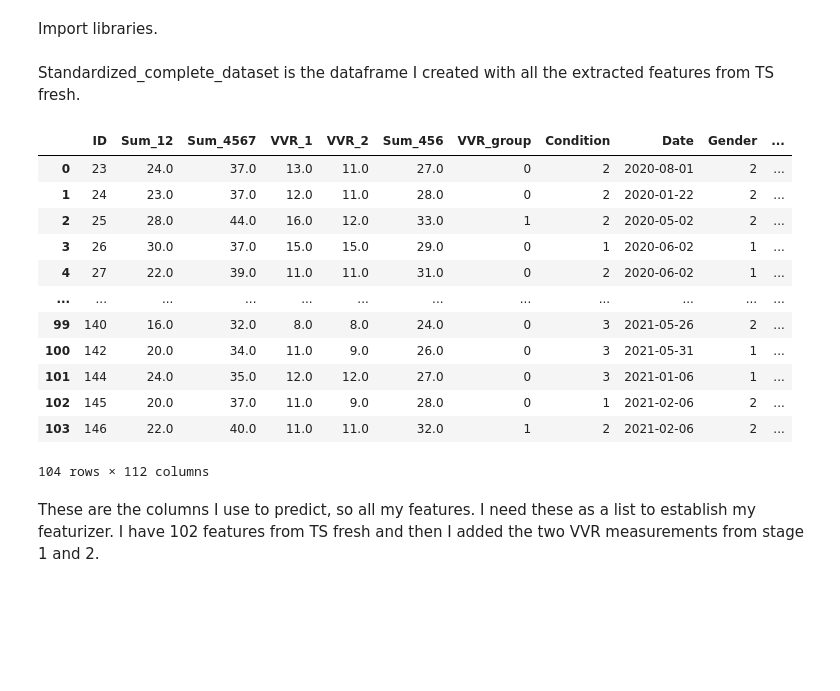
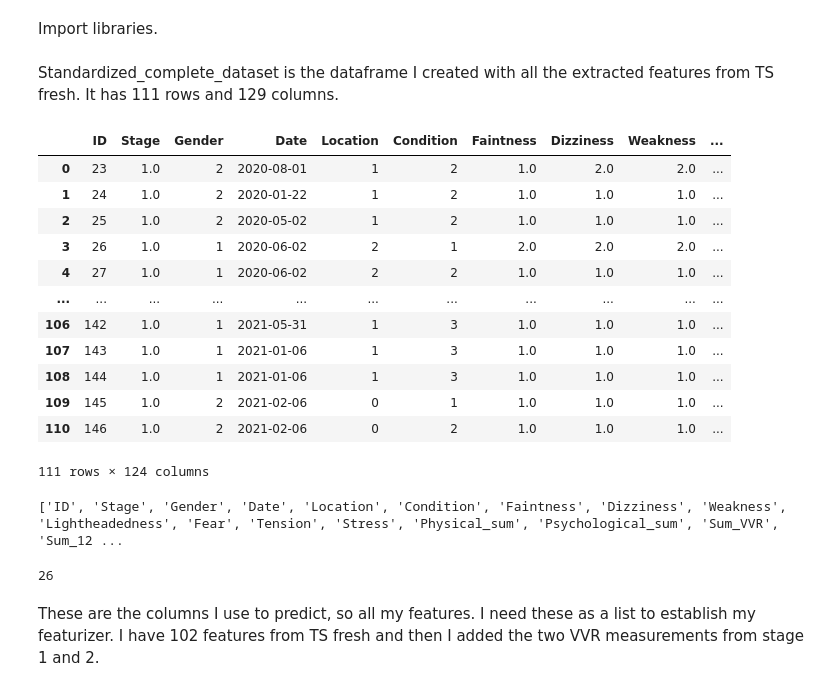
Before and after one commit to DionneSpaltman/predicting_VVR, a Jupyter notebook: models/preparing_data.ipynb, the cells around one changed output. Cells and saved outputs as stored; diff of their text form; code cells hidden in the pictures; blank space fills up the shorter version.

```diff
--- a/models/preparing_data.ipynb
+++ b/models/preparing_data.ipynb
@@ -24,21 +24,24 @@ from sklearn.metrics import confusion_matrix
 from collections import Counter
 # %% [markdown]
 Standardized_complete_dataset is the dataframe I created with all the extracted features from TS fresh.
+It has 111 rows and 129 columns.
 # %%
-complete_dataset = pd.read_csv('/Users/dionnespaltman/Desktop/V4/standardized_complete_dataset.csv', sep=',')
-complete_dataset.drop('Unnamed: 0', axis=1, inplace=True)
-display(complete_dataset)
+merged_df = pd.read_csv('/Users/dionnespaltman/Desktop/V6/merged_df_04-06-2024.csv', sep=',')
+merged_df.drop('Unnamed: 0.1', axis=1, inplace=True)
+merged_df.drop('Unnamed: 0', axis=1, inplace=True)
+
+display(merged_df)
 # %% [output]
-|  | ID | Sum_12 | Sum_4567 | VVR_1 | VVR_2 | Sum_456 | VVR_group | Condition | Date | Gender | ... |
-| 0 | 23 | 24.0 | 37.0 | 13.0 | 11.0 | 27.0 | 0 | 2 | 2020-08-01 | 2 | ... |
-| 1 | 24 | 23.0 | 37.0 | 12.0 | 11.0 | 28.0 | 0 | 2 | 2020-01-22 | 2 | ... |
-| 2 | 25 | 28.0 | 44.0 | 16.0 | 12.0 | 33.0 | 1 | 2 | 2020-05-02 | 2 | ... |
-| 3 | 26 | 30.0 | 37.0 | 15.0 | 15.0 | 29.0 | 0 | 1 | 2020-06-02 | 1 | ... |
-| 4 | 27 | 22.0 | 39.0 | 11.0 | 11.0 | 31.0 | 0 | 2 | 2020-06-02 | 1 | ... |
-| ... | ... | ... | ... | ... | ... | ... | ... | ... | ... | ... | ... |
-| 99 | 140 | 16.0 | 32.0 | 8.0 | 8.0 | 24.0 | 0 | 3 | 2021-05-26 | 2 | ... |
-| 100 | 142 | 20.0 | 34.0 | 11.0 | 9.0 | 26.0 | 0 | 3 | 2021-05-31 | 1 | ... |
-| 101 | 144 | 24.0 | 35.0 | 12.0 | 12.0 | 27.0 | 0 | 3 | 2021-01-06 | 1 | ... |
-| 102 | 145 | 20.0 | 37.0 | 11.0 | 9.0 | 28.0 | 0 | 1 | 2021-02-06 | 2 | ... |
-| 103 | 146 | 22.0 | 40.0 | 11.0 | 11.0 | 32.0 | 1 | 2 | 2021-02-06 | 2 | ... |
+|  | ID | Stage | Gender | Date | Location | Condition | Faintness | Dizziness | Weakness | ... |
+| 0 | 23 | 1.0 | 2 | 2020-08-01 | 1 | 2 | 1.0 | 2.0 | 2.0 | ... |
+| 1 | 24 | 1.0 | 2 | 2020-01-22 | 1 | 2 | 1.0 | 1.0 | 1.0 | ... |
+| 2 | 25 | 1.0 | 2 | 2020-05-02 | 1 | 2 | 1.0 | 1.0 | 1.0 | ... |
+| 3 | 26 | 1.0 | 1 | 2020-06-02 | 2 | 1 | 2.0 | 2.0 | 2.0 | ... |
+| 4 | 27 | 1.0 | 1 | 2020-06-02 | 2 | 2 | 1.0 | 1.0 | 1.0 | ... |
+| ... | ... | ... | ... | ... | ... | ... | ... | ... | ... | ... |
+| 106 | 142 | 1.0 | 1 | 2021-05-31 | 1 | 3 | 1.0 | 1.0 | 1.0 | ... |
+| 107 | 143 | 1.0 | 1 | 2021-01-06 | 1 | 3 | 1.0 | 1.0 | 1.0 | ... |
+| 108 | 144 | 1.0 | 1 | 2021-01-06 | 1 | 3 | 1.0 | 1.0 | 1.0 | ... |
+| 109 | 145 | 1.0 | 2 | 2021-02-06 | 0 | 1 | 1.0 | 1.0 | 1.0 | ... |
+| 110 | 146 | 1.0 | 2 | 2021-02-06 | 0 | 2 | 1.0 | 1.0 | 1.0 | ... |
-104 rows × 112 columns
+111 rows × 124 columns
@@ -47,3 +48,16 @@ columns_to_drop = ['ID', 'Sum_12', 'Sum_4567', 'Sum_456', 'VVR_group', 'Conditio
+# %%
+print(list(merged_df.columns))
+# %% [output]
+['ID', 'Stage', 'Gender', 'Date', 'Location', 'Condition', 'Faintness', 'Dizziness', 'Weakness', 'Lightheadedness', 'Fear', 'Tension', 'Stress', 'Physical_sum', 'Psychological_sum', 'Sum_VVR', 'Sum_12 ...
+# %%
+# columns_to_drop = ['ID', 'Sum_12', 'Sum_4567', 'Sum_456', 'VVR_group', 'Condition', 'Gender', 'Date', 'Stage', 'Location',]
+columns_to_drop = ['ID', 'Stage', 'Gender', 'Age', 'Date', 'Location', 'Condition', 'Weight', 'Length', 'Faintness',
+                    'Dizziness', 'Weakness', 'Lightheadedness', 'Fear', 'Tension', 'Stress', 'Nervousness', 'Physical_sum',
+                    'Psychological_sum', 'Sum_VVR', 'Sum_12', 'Sum_456', 'Sum_4567', 'Sum_1', 'Sum_2', 'VVR_group']
+
+print(len(columns_to_drop))
+# %% [output]
+26
 # %% [markdown]
 These are the columns I use to predict, so all my features. I need these as a list to establish my featurizer.
 I have 102 features from TS fresh and then I added the two VVR measurements from stage 1 and 2.
```
Also changed, not shown: parts of 18 cells of this notebook, 2 other files.
